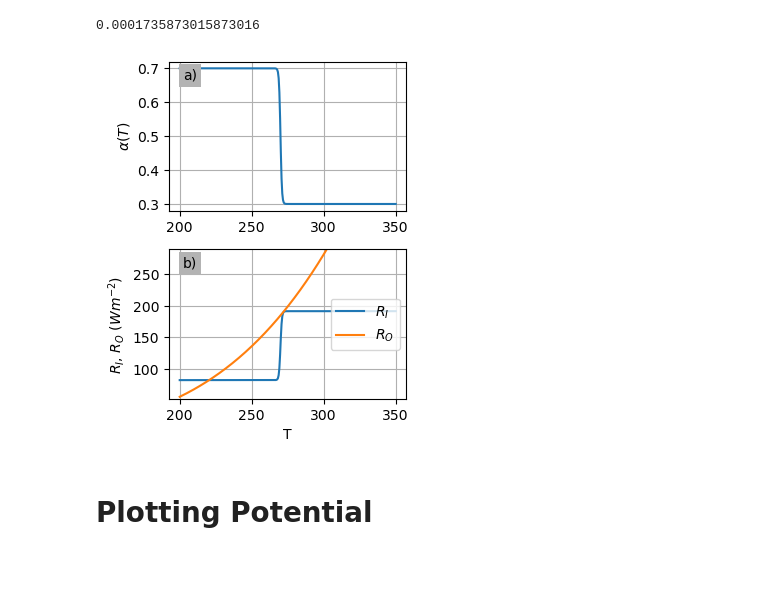
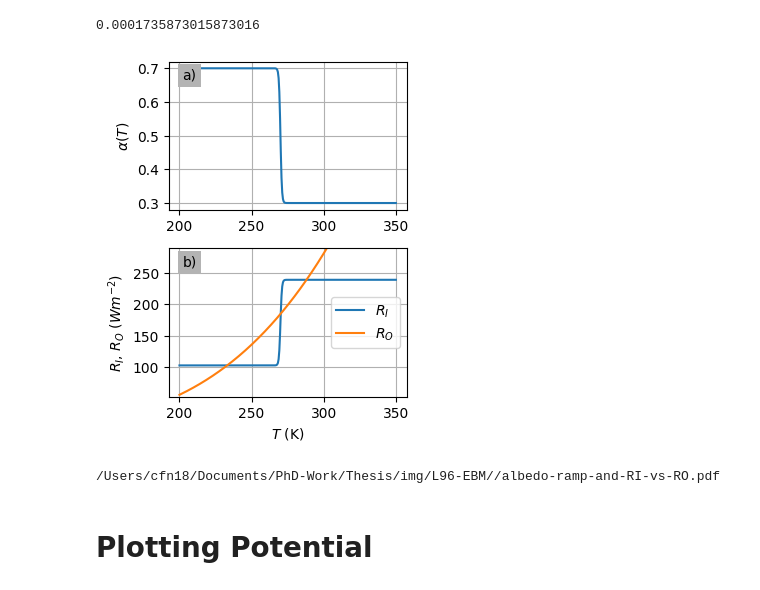
Before and after one commit to CalvinNesbitt/EBM, a Jupyter notebook: plotting_albedo.ipynb, the cells around one changed output. Drawn from its saved outputs; the diff is of its cells as text; code cells hidden in the pictures.

Commit message:
Made thesis plots

```diff
--- a/plotting_albedo.ipynb
+++ b/plotting_albedo.ipynb
@@ -23,33 +23,34 @@ ensure_directory_exists(plot_save_dir)
 # %%
 Ts = np.linspace(200, 350, 300)
 
 fig, axes = init_2d_fax(nrows=2)
 
 ax = axes[0]
 alphas = albedo(Ts)
 ax.plot(Ts, alphas)
 # ax.set_xlabel('T')
 ax.set_ylabel('$\\alpha(T)$')
 
 ax = axes[1]
-RIs = R_I(Ts, TSI=TSI*.8)
+RIs = R_I(Ts)
 ROs = R_O(Ts)
 ax.plot(Ts, RIs, label='$R_{I}$')
 ax.plot(Ts, ROs, label='$R_{O}$')
-ax.set_xlabel('T')
+ax.set_xlabel('$T$ (K)')
 ax.set_ylabel('$R_{I}$, $R_{O}$ $(Wm^{-2})$')
 ax.set_ylim(R_I(200) - 50, R_I(300) + 50)
 ax.legend(loc=7)
 fig.tight_layout()
 plt.show()
 
-
-# save_name = plot_save_dir + '/albedo-ramp-and-RI-vs-RO.pdf'
-# fig.savefig(save_name)
-# plt.show()
-# print(save_name)
+plot_save_dir = '/Users/cfn18/Documents/PhD-Work/Thesis/img/L96-EBM/'
+save_name = plot_save_dir + '/albedo-ramp-and-RI-vs-RO.pdf'
+fig.savefig(save_name)
+plt.show()
+print(save_name)
 # %% [output]
-[figure, old version]
+[figure, new version]
+/Users/cfn18/Documents/PhD-Work/Thesis/img/L96-EBM//albedo-ramp-and-RI-vs-RO.pdf
 # %% [markdown]
 # Plotting Potential
 # %%
```
Also changed, not shown: 1 other file.
